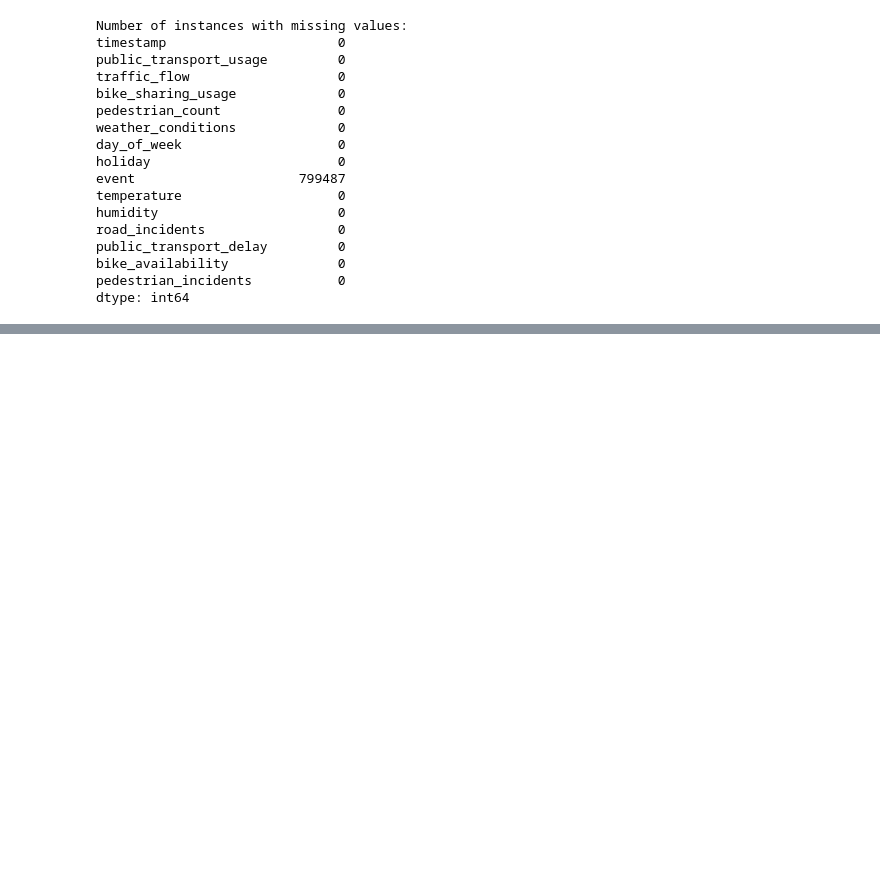
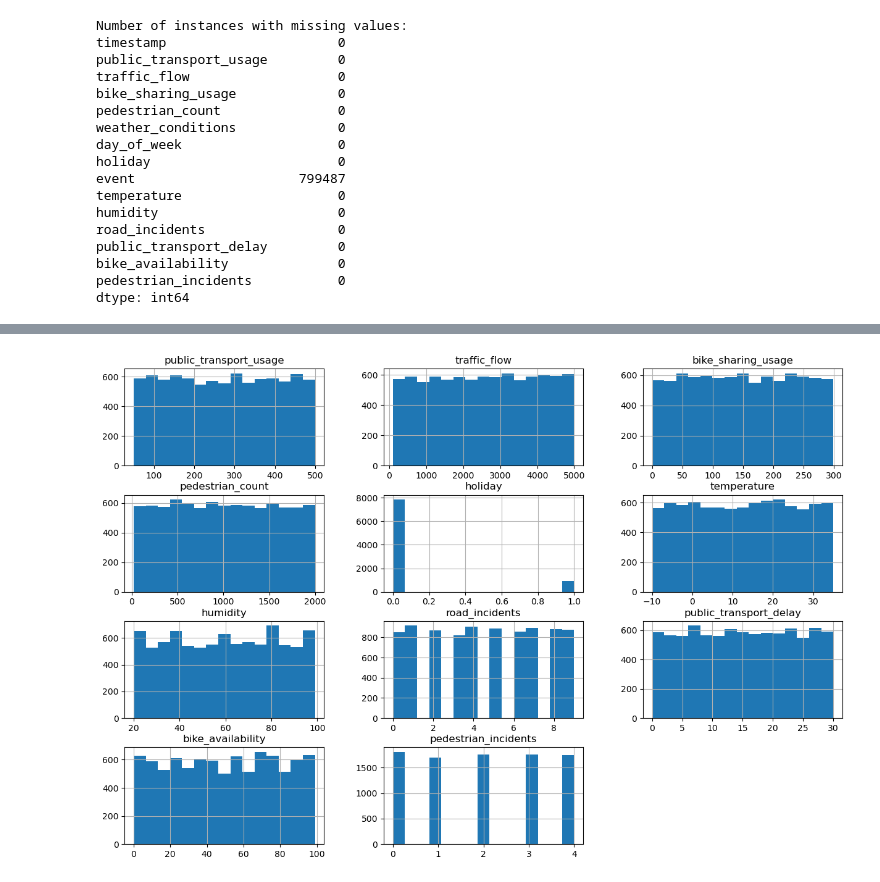
Before and after one commit to hazelglaine/mobility-pattern, a Jupyter notebook: mobility-pattern.ipynb, the cells around one changed output, grey strips where cells are left out. Saved outputs shown, nothing was run; the diff lists cells and outputs as text; code cells hidden in the pictures; blank space fills up the shorter version.

```diff
--- a/mobility-pattern.ipynb
+++ b/mobility-pattern.ipynb
@@ -113,0 +171,6 @@ display(dataTime)
+# %%
+# Plot the distribution of the numerical values of the dataset
+filtered_df.hist(bins=15, figsize=(15,10))
+plt.show()
+# %% [output]
+[figure, new version]
```
Also changed, not shown: parts of 14 cells of this notebook.
